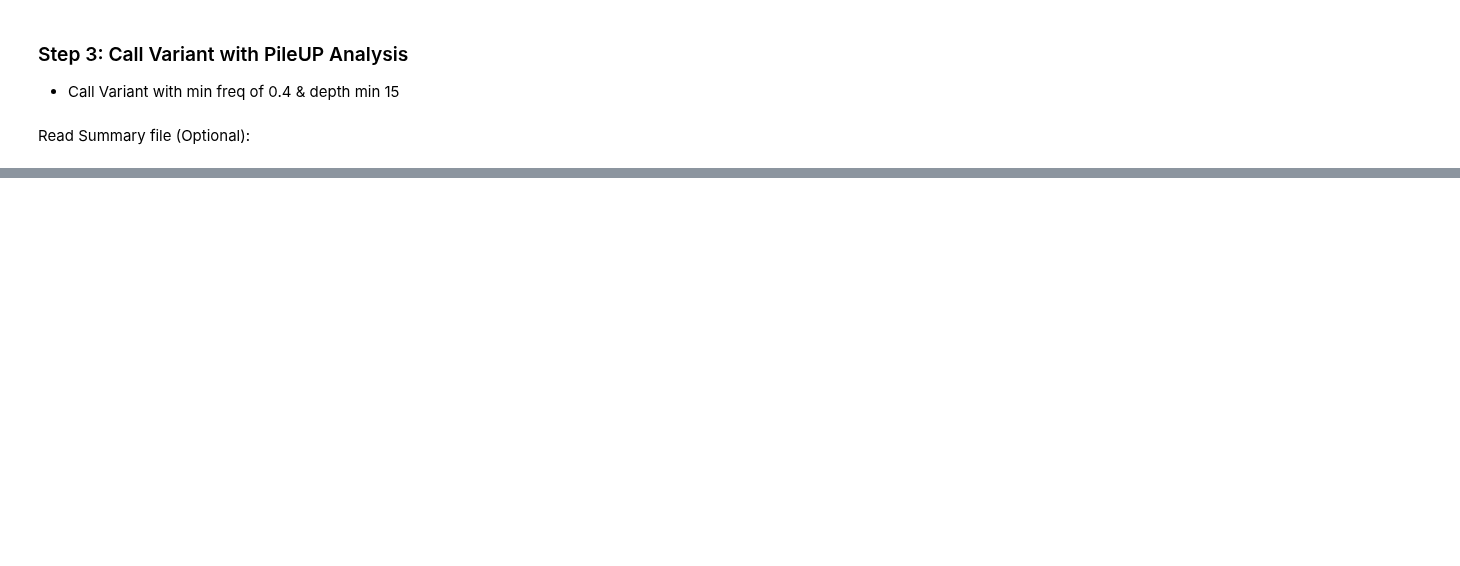
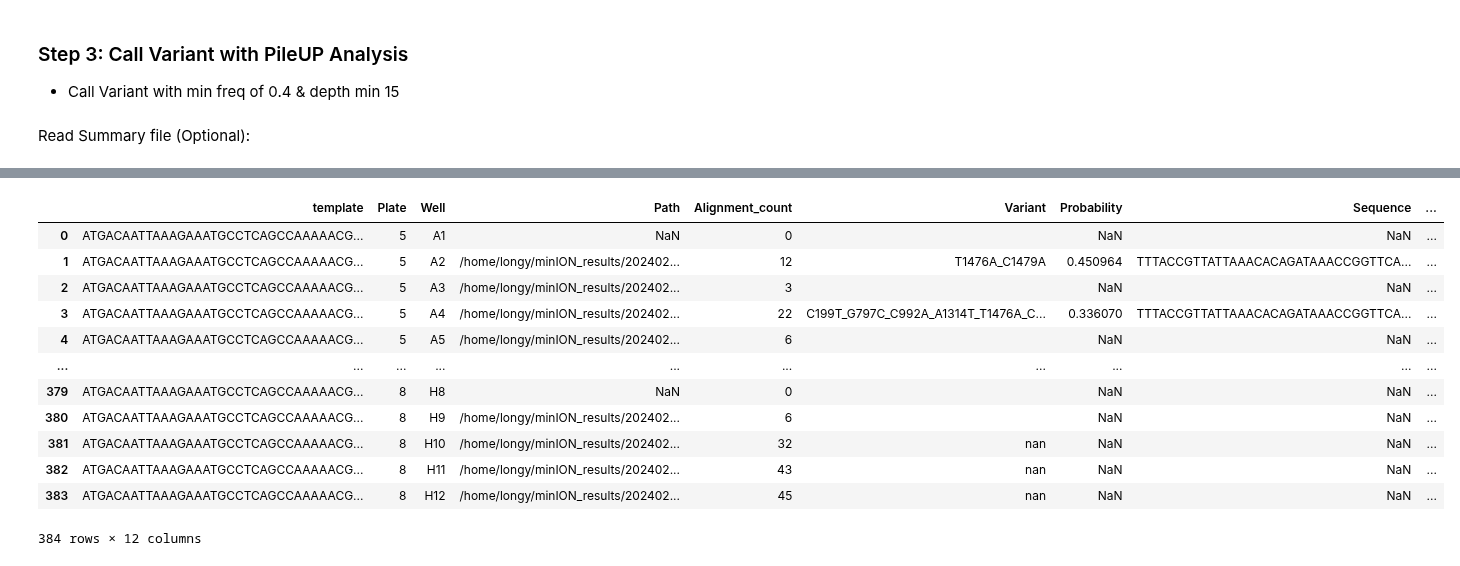
Before and after one commit to fhalab/LevSeq, a Jupyter notebook: examples/run_minION_SW.ipynb, the cells around one changed output, grey strips where cells are left out. Cells and saved outputs as stored; diff of their text form; code cells hidden in the pictures; blank space fills up the shorter version.

```diff
--- a/examples/run_minION_SW.ipynb
+++ b/examples/run_minION_SW.ipynb
@@ -178,0 +574,58 @@ variant_df
+# %%
+# Loop through dataframe and replace mutations
+mut_ls = []
+for i in df_variants_.index:
+    if isinstance(df_variants_['Variant'][i], np.ndarray):
+        df_variants_['Variant'][i] =  df_variants_['Variant'][i].tolist()
+
+    if df_variants_['Variant'][i] == '':
+        mut_ls.append('NA')
+    elif pd.isnull(df_variants_['Variant'][i]):
+        mut_ls.append('NA')
+    elif df_variants_['Variant'][i] == '#PARENT#':
+        mut_ls.append(df_variants_['template'][i])
+    elif 'DEL' in df_variants_['Variant'][i]:
+        mut_ls.append('Deletion')
+
+    else:
+        val_new = [x[-1] for x in df_variants_['Variant'][i].split('_')]
+        index = [int(s) for s in re.findall(r'\d+', df_variants_['Variant'][i])]
+        index_bp = []
+        var_seq = temp_seq
+        for m in range(len(index)):
+            index_bp.append(index[m]-1)
+            var_seq = var_seq[:index_bp[m]] + val_new[m]+ var_seq[index_bp[m] + 1:]
+        mut_ls.append(var_seq)
+# %%
+# Translate mutated sequence to protein
+aa_ls = []
+for i in range(len(mut_ls)):
+    if str(mut_ls[i]).upper() != 'NA':
+        aa_ls.append(translate(str(mut_ls[i]).upper()))
+    else:
+        aa_ls.append('NAN')
+df_variants_['Template Sequence'] = aa_ls
+# %%
+# Compare to template sequence and get mutations
+mut = []
+temp_aa = translate(temp_seq)
+for i in range(len(aa_ls)):
+    mut.append('_'.join(get_mut(temp_aa, aa_ls[i])))
+df_variants_['Mutations'] = mut
+df_variants_['Alignment Probability'] = df_variants_['Probability'].fillna(0.0)
+df_variants_['Alignment Count'] = df_variants_['Alignment_count'].fillna(0.0)
+df_variants_
+# %% [output]
+|  | template | Plate | Well | Path | Alignment_count | Variant | Probability | Sequence | ... |
+| 0 | ATGACAATTAAAGAAATGCCTCAGCCAAAAACG... | 5 | A1 | NaN | 0 |  | NaN | NaN | ... |
+| 1 | ATGACAATTAAAGAAATGCCTCAGCCAAAAACG... | 5 | A2 | /home/longy/minION_results/202402... | 12 | T1476A_C1479A | 0.450964 | TTTACCGTTATTAAACACAGATAAACCGGTTCA... | ... |
+| 2 | ATGACAATTAAAGAAATGCCTCAGCCAAAAACG... | 5 | A3 | /home/longy/minION_results/202402... | 3 |  | NaN | NaN | ... |
+| 3 | ATGACAATTAAAGAAATGCCTCAGCCAAAAACG... | 5 | A4 | /home/longy/minION_results/202402... | 22 | C199T_G797C_C992A_A1314T_T1476A_C... | 0.336070 | TTTACCGTTATTAAACACAGATAAACCGGTTCA... | ... |
+| 4 | ATGACAATTAAAGAAATGCCTCAGCCAAAAACG... | 5 | A5 | /home/longy/minION_results/202402... | 6 |  | NaN | NaN | ... |
+| ... | ... | ... | ... | ... | ... | ... | ... | ... | ... |
+| 379 | ATGACAATTAAAGAAATGCCTCAGCCAAAAACG... | 8 | H8 | NaN | 0 |  | NaN | NaN | ... |
+| 380 | ATGACAATTAAAGAAATGCCTCAGCCAAAAACG... | 8 | H9 | /home/longy/minION_results/202402... | 6 |  | NaN | NaN | ... |
+| 381 | ATGACAATTAAAGAAATGCCTCAGCCAAAAACG... | 8 | H10 | /home/longy/minION_results/202402... | 32 | nan | NaN | NaN | ... |
+| 382 | ATGACAATTAAAGAAATGCCTCAGCCAAAAACG... | 8 | H11 | /home/longy/minION_results/202402... | 43 | nan | NaN | NaN | ... |
+| 383 | ATGACAATTAAAGAAATGCCTCAGCCAAAAACG... | 8 | H12 | /home/longy/minION_results/202402... | 45 | nan | NaN | NaN | ... |
+384 rows × 12 columns
```
Also changed, not shown: parts of 22 cells of this notebook.
